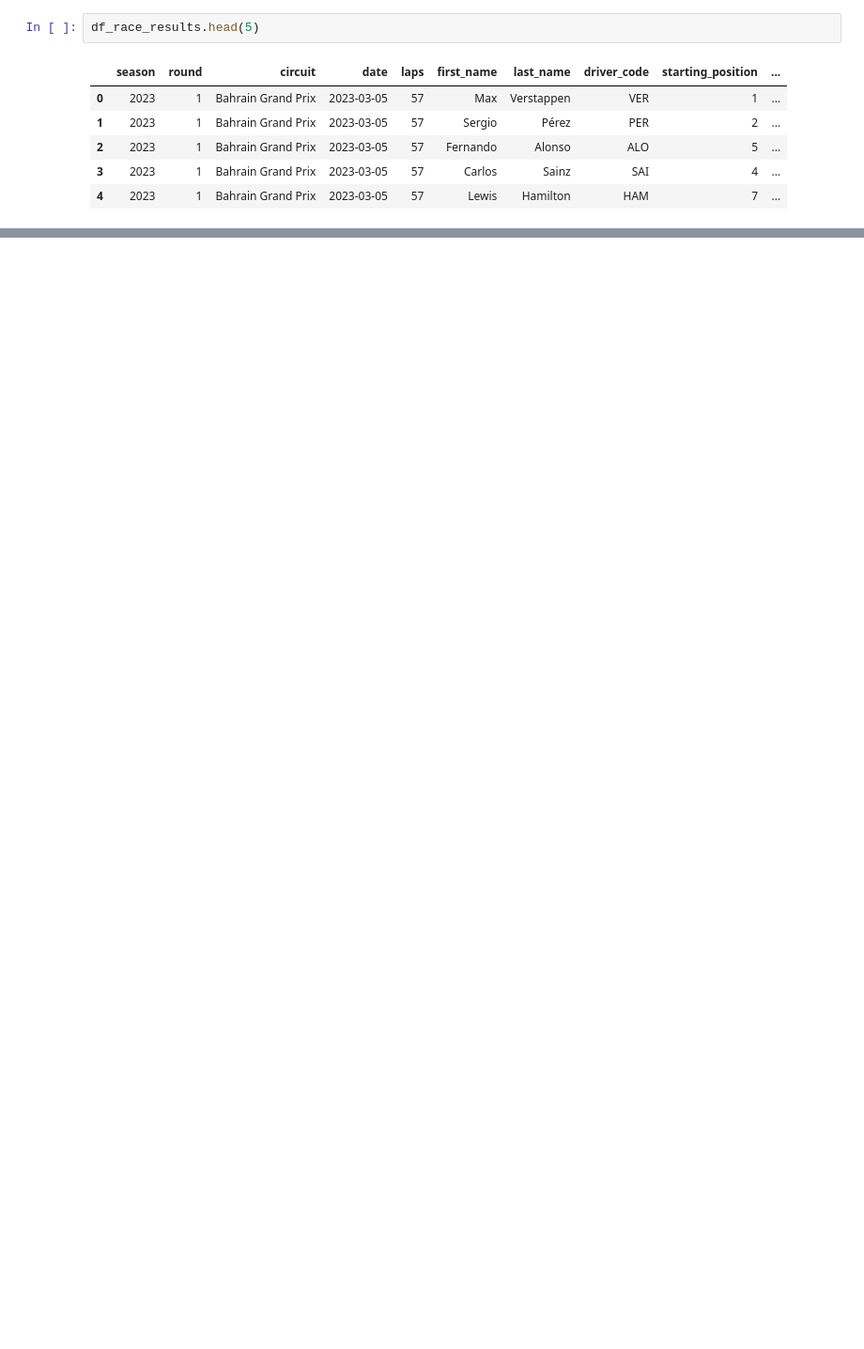
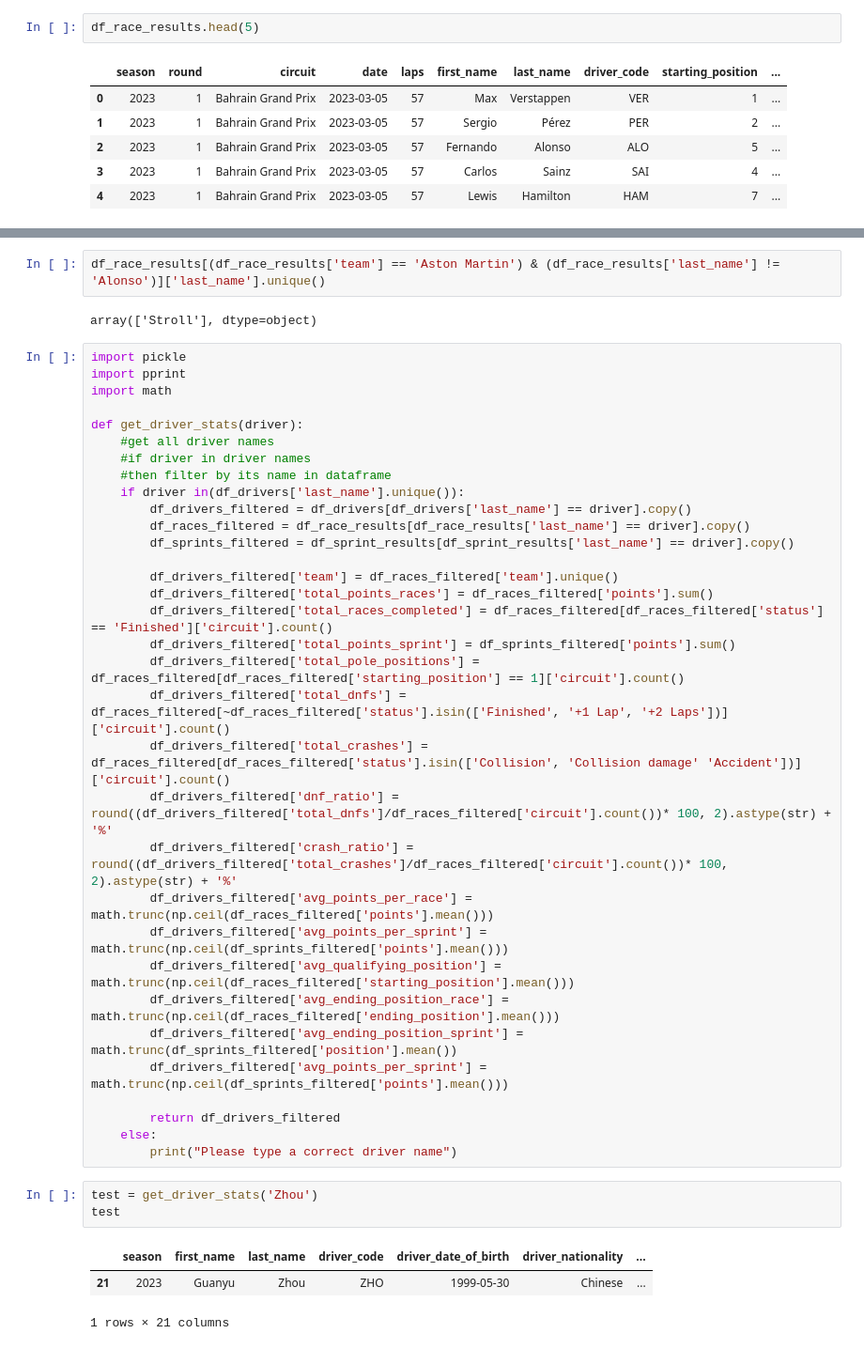
Before and after one commit to hectorfa17/f1-dashboard, a Jupyter notebook: data_modelling.ipynb, the cells around one changed output, grey strips where cells are left out. Shown at 94% size. Drawn from its saved outputs; the diff is of its cells as text; blank space fills up the shorter version.

```diff
--- a/data_modelling.ipynb
+++ b/data_modelling.ipynb
@@ -103 +164,45 @@ df_sprint_results
 120 rows × 11 columns
+# %%
+df_race_results[(df_race_results['team'] == 'Aston Martin') & (df_race_results['last_name'] != 'Alonso')]['last_name'].unique()
+# %% [output]
+array(['Stroll'], dtype=object)
+# %%
+import pickle
+import pprint
+import math
+
+def get_driver_stats(driver):
+    #get all driver names
+    #if driver in driver names
+    #then filter by its name in dataframe
+    if driver in(df_drivers['last_name'].unique()):
+        df_drivers_filtered = df_drivers[df_drivers['last_name'] == driver].copy()
+        df_races_filtered = df_race_results[df_race_results['last_name'] == driver].copy()
+        df_sprints_filtered = df_sprint_results[df_sprint_results['last_name'] == driver].copy()
+
+        df_drivers_filtered['team'] = df_races_filtered['team'].unique()
+        df_drivers_filtered['total_points_races'] = df_races_filtered['points'].sum()
+        df_drivers_filtered['total_races_completed'] = df_races_filtered[df_races_filtered['status'] == 'Finished']['circuit'].count()
+        df_drivers_filtered['total_points_sprint'] = df_sprints_filtered['points'].sum()
+        df_drivers_filtered['total_pole_positions'] = df_races_filtered[df_races_filtered['starting_position'] == 1]['circuit'].count()
+        df_drivers_filtered['total_dnfs'] = df_races_filtered[~df_races_filtered['status'].isin(['Finished', '+1 Lap', '+2 Laps'])]['circuit'].count()
+        df_drivers_filtered['total_crashes'] = df_races_filtered[df_races_filtered['status'].isin(['Collision', 'Collision damage' 'Accident'])]['circuit'].count()
+        df_drivers_filtered['dnf_ratio'] = round((df_drivers_filtered['total_dnfs']/df_races_filtered['circuit'].count())* 100, 2).astype(str) + '%'
+        df_drivers_filtered['crash_ratio'] = round((df_drivers_filtered['total_crashes']/df_races_filtered['circuit'].count())* 100, 2).astype(str) + '%'
+        df_drivers_filtered['avg_points_per_race'] = math.trunc(np.ceil(df_races_filtered['points'].mean()))
+        df_drivers_filtered['avg_points_per_sprint'] = math.trunc(np.ceil(df_sprints_filtered['points'].mean()))
+        df_drivers_filtered['avg_qualifying_position'] = math.trunc(np.ceil(df_races_filtered['starting_position'].mean()))
+        df_drivers_filtered['avg_ending_position_race'] = math.trunc(np.ceil(df_races_filtered['ending_position'].mean()))
+        df_drivers_filtered['avg_ending_position_sprint'] = math.trunc(df_sprints_filtered['position'].mean())
+        df_drivers_filtered['avg_points_per_sprint'] = math.trunc(np.ceil(df_sprints_filtered['points'].mean()))
+
+        return df_drivers_filtered
+    else:
+        print("Please type a correct driver name")
+# %%
+test = get_driver_stats('Zhou')
+test
+# %% [output]
+|  | season | first_name | last_name | driver_code | driver_date_of_birth | driver_nationality | ... |
+| 21 | 2023 | Guanyu | Zhou | ZHO | 1999-05-30 | Chinese | ... |
+1 rows × 21 columns
```
Also changed, not shown: parts of 30 cells of this notebook, 9 other files.
